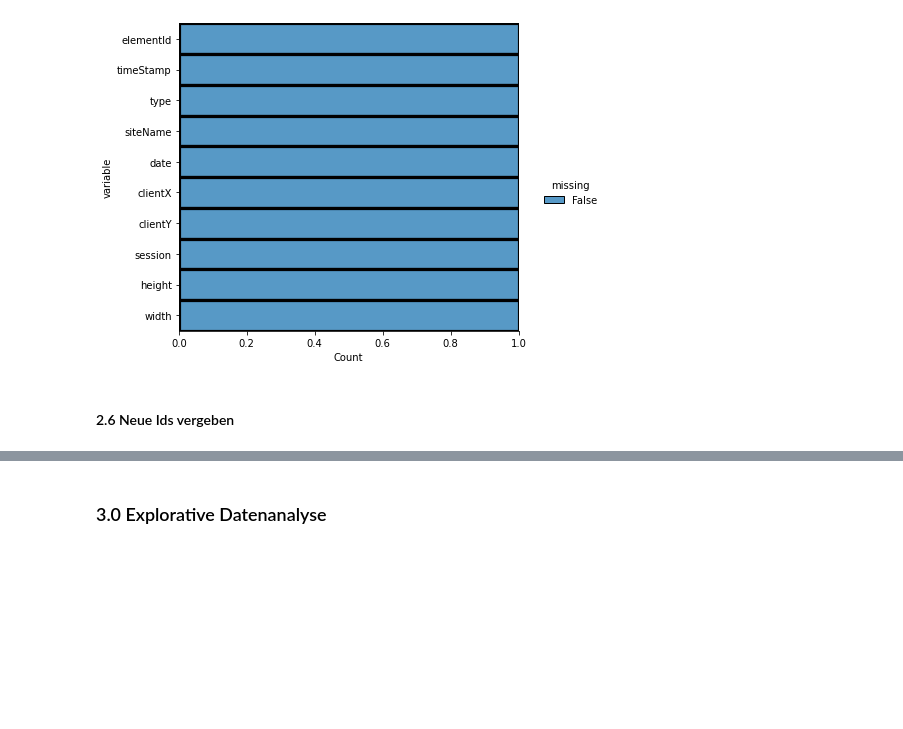
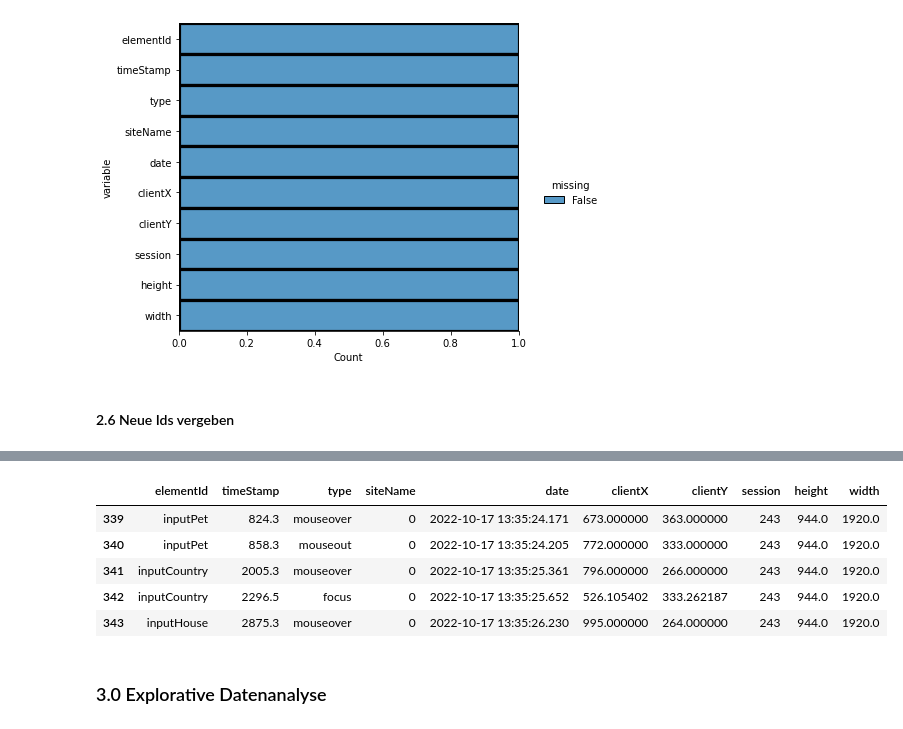
Before and after one commit to IngaGlotzbach/Master-AI, a Jupyter notebook: Model/CleanedData.ipynb, the cells around one changed output, grey strips where cells are left out. Cells and saved outputs as stored; diff of their text form; code cells hidden in the pictures; blank space fills up the shorter version.

```diff
--- a/Model/CleanedData.ipynb
+++ b/Model/CleanedData.ipynb
@@ -247,6 +247,15 @@ print([item for item, count in collections.Counter(numbers).items() if count > 1
 df_concat_data = pd.read_pickle('CleanedDataWithIds.pkl')
 df_einfach_final = df_concat_data.loc[df_concat_data['siteName'] == 0]
 df_schwer_final = df_concat_data.loc[df_concat_data['siteName'] == 1]
+# %%
+df_mouse =
+# %% [output]
+|  | elementId | timeStamp | type | siteName | date | clientX | clientY | session | height | width |
+| 339 | inputPet | 824.3 | mouseover | 0 | 2022-10-17 13:35:24.171 | 673.000000 | 363.000000 | 243 | 944.0 | 1920.0 |
+| 340 | inputPet | 858.3 | mouseout | 0 | 2022-10-17 13:35:24.205 | 772.000000 | 333.000000 | 243 | 944.0 | 1920.0 |
+| 341 | inputCountry | 2005.3 | mouseover | 0 | 2022-10-17 13:35:25.361 | 796.000000 | 266.000000 | 243 | 944.0 | 1920.0 |
+| 342 | inputCountry | 2296.5 | focus | 0 | 2022-10-17 13:35:25.652 | 526.105402 | 333.262187 | 243 | 944.0 | 1920.0 |
+| 343 | inputHouse | 2875.3 | mouseover | 0 | 2022-10-17 13:35:26.230 | 995.000000 | 264.000000 | 243 | 944.0 | 1920.0 |
 # %% [markdown]
 ### 3.0 Explorative Datenanalyse
 # %%
```
Also changed, not shown: parts of 3 cells of this notebook, 3 other files.
